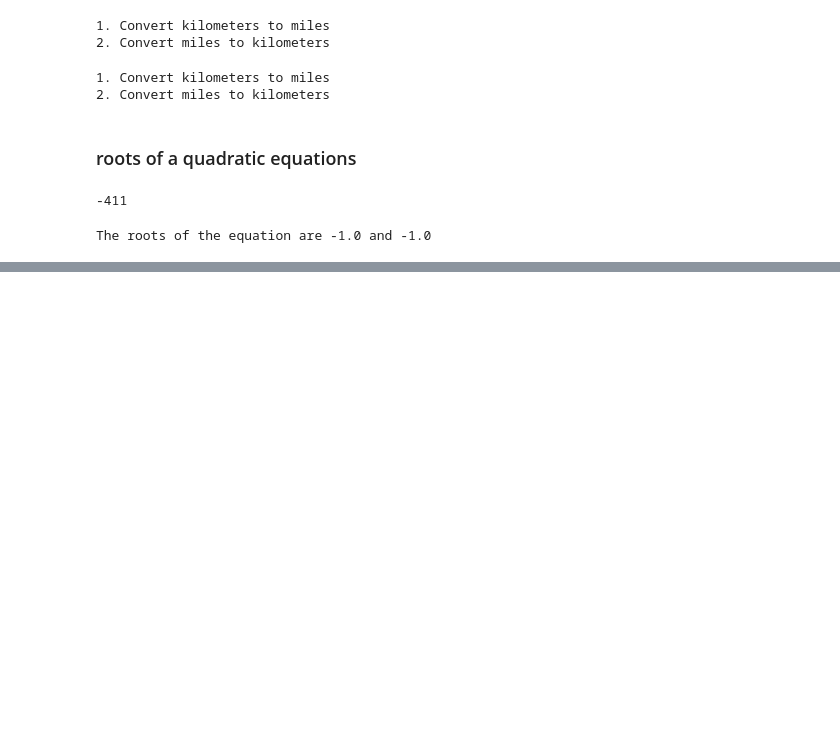
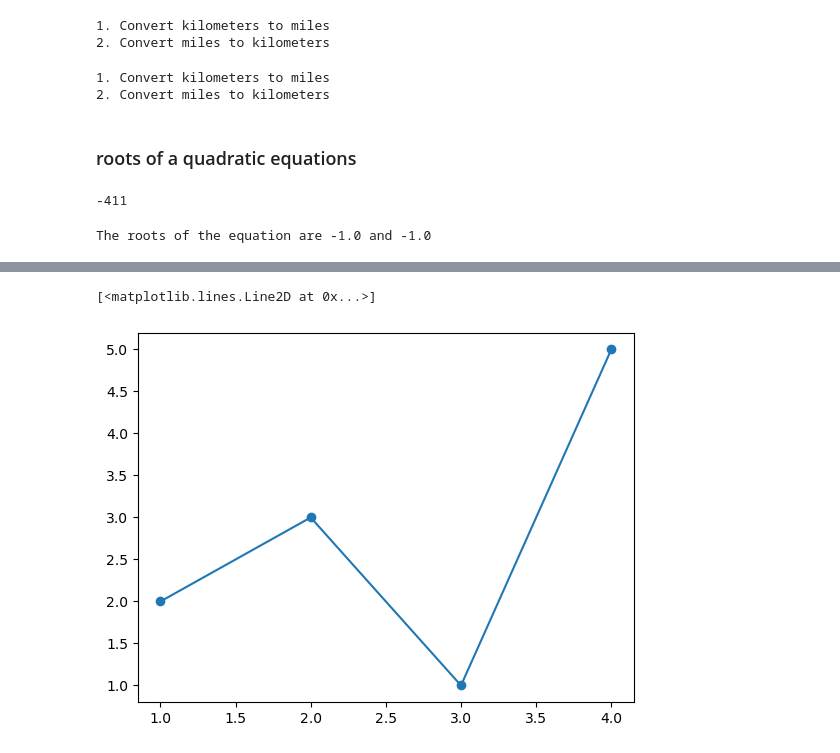
Before and after one commit to Amithmg6/doing_math_with_python, a Jupyter notebook: doing_math_nb.ipynb, the cells around one changed output, grey strips where cells are left out. Saved outputs shown, nothing was run; the diff lists cells and outputs as text; code cells hidden in the pictures; blank space fills up the shorter version.

```diff
--- a/doing_math_nb.ipynb
+++ b/doing_math_nb.ipynb
@@ -309,0 +385,5 @@ if __name__ == '__main__':
+# %%
+plot(x_num, y_num, marker='o')
+# %% [output]
+[<matplotlib.lines.Line2D at 0x...>]
+[figure, added]
```
Also changed, not shown: parts of 32 cells of this notebook.
